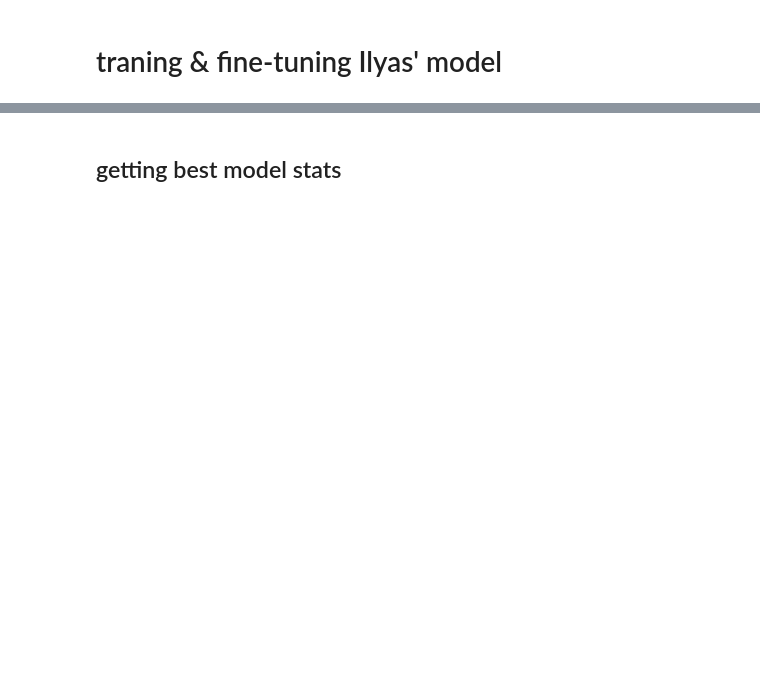
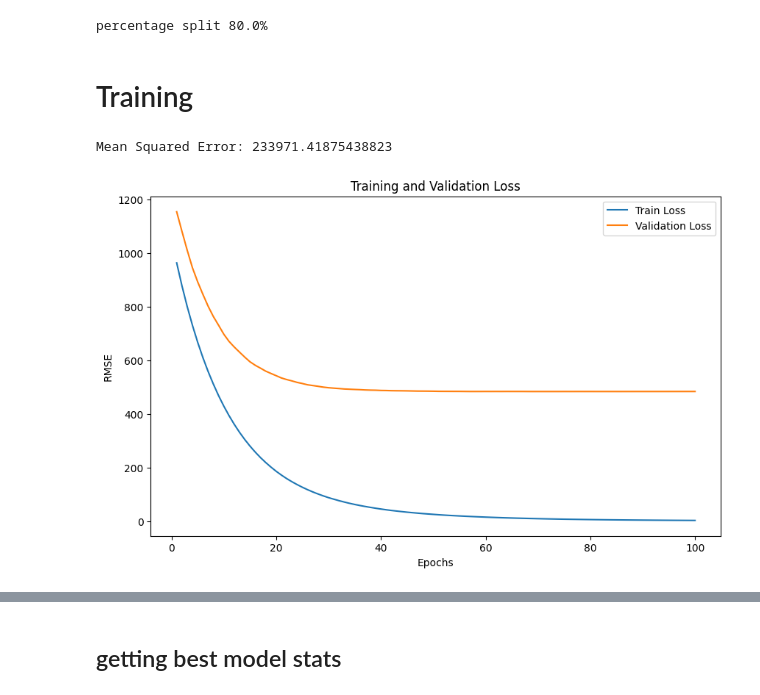
Before and after one commit to Last-Autumn-Leaf/dionysos, a Jupyter notebook: Comparaison.ipynb, the cells around one changed output, grey strips where cells are left out. Cells and saved outputs as stored; diff of their text form; code cells hidden in the pictures; blank space fills up the shorter version.

```diff
--- a/Comparaison.ipynb
+++ b/Comparaison.ipynb
@@ -34,28 +47,35 @@ class WindowGenerator():
         return len(self.X) - self.input_sequence_length - self.output_sequence_length + 1
 
     def __getitem__(self, idx):
+        addToX=self.Y[idx:idx + self.input_sequence_length] if HOURLY else self.Y[idx:idx + self.input_sequence_length] [:, None]
         x=np.concatenate(
-            (self.X[idx:idx + self.input_sequence_length], self.Y[idx:idx + self.input_sequence_length][:, None]),1)
+            (self.X[idx:idx + self.input_sequence_length],addToX) ,1)
         y = self.Y[
             idx + self.input_sequence_length:idx + self.input_sequence_length + self.output_sequence_length]
         return x, y
 
-def split_data_based_on_duration(data, duration_months):
-    last_date = data['date'].max()
-    cutoff_date = last_date - pd.DateOffset(months=duration_months)
-    train_data = data[data['date'] <= cutoff_date]
-    validation_data = data[data['date'] > cutoff_date]
-    return train_data, validation_data
 
-def getXY(data,input_sequence_length=14, output_sequence_length=7):
-    x=data.drop(['date','vente'],axis=1).values
-    y=data['vente'].values
+
+def getXY(x,y,input_sequence_length=14, output_sequence_length=1):
     win=WindowGenerator(x,y,input_sequence_length, output_sequence_length)
     newX=[]
     newY=[]
     for i in range(len(win)):
         newX.append(win[i][0].flatten('F'))
-        newY.append(win[i][1])
+        newY.append(win[i][1].flatten())
     return newX,newY
+
+X,Y=x.values,y.values
+n=len(x)
+split=0.8
+nSplit=int(n*split)
+x_train_data=X[:nSplit]
+y_train_data=Y[:nSplit]
+x_validation_data=X[nSplit:]
+y_validation_data=Y[nSplit:]
+
+print(f"percentage split {split*100}%")
+X_train,Y_train=getXY(x_train_data,y_train_data)
+X_test,Y_test=getXY(x_validation_data,y_validation_data)
+# %% [output]
+percentage split 80.0%
-# %% [markdown]
-# traning & fine-tuning Ilyas' model
@@ -61,0 +108,20 @@ def getXY(data,input_sequence_length=14, output_sequence_length=7):
+# %% [markdown]
+# Training
+# %%
+xg_reg = xgb.XGBRegressor(objective ='reg:squarederror', colsample_bytree = 0.3, learning_rate = 0.1,
+                max_depth = 5, alpha = 10, n_estimators = 100, random_state=42)
+
+xg_reg.fit(X_train, Y_train,
+               eval_set=[(X_train, Y_train), (X_test, Y_test)],verbose=False)
+
+# Predict the labels of the test set
+y_pred = xg_reg.predict(X_test)
+
+# Calculate the mean squared error
+mse = mean_squared_error(Y_test, y_pred)
+print("Mean Squared Error:", mse)
+
+plot_eval_result_XGBOOST(xg_reg.evals_result())
+# %% [output]
+Mean Squared Error: 233971.41875438823
+[figure, added]
```
Also changed, not shown: parts of 14 cells of this notebook, 12 other files.
